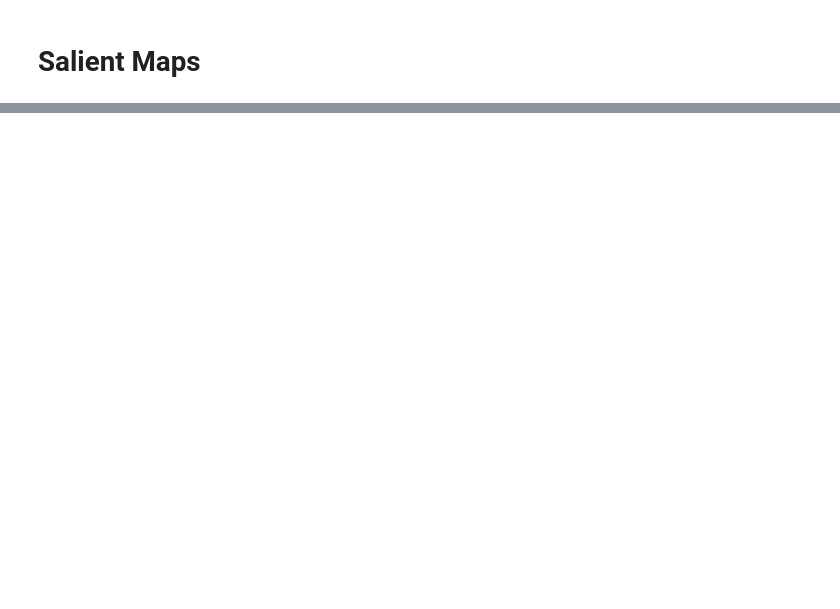
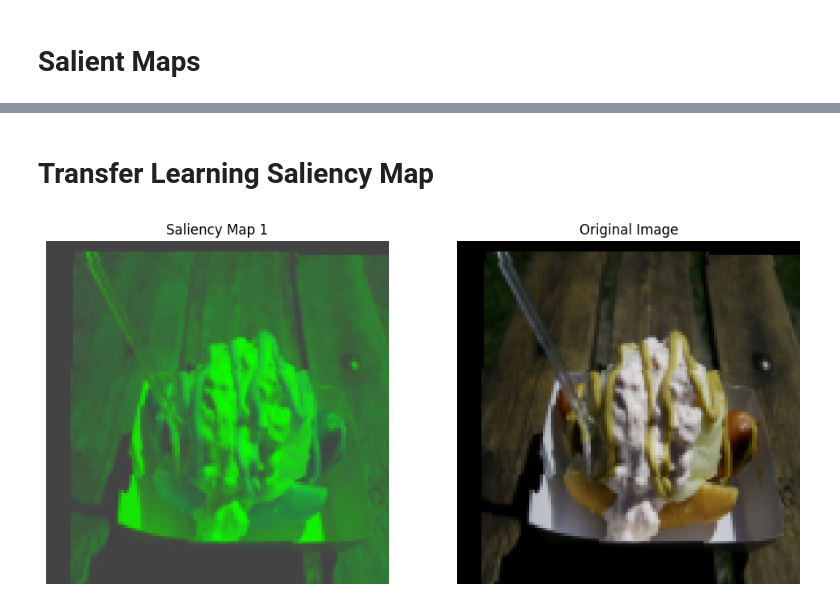
Before and after one commit to mklindtner/02516_intro_cnn, a Jupyter notebook: IDLCV_Exercise_1_5_hotdog.ipynb, the cells around one changed output, grey strips where cells are left out. Drawn from its saved outputs; the diff is of its cells as text; code cells hidden in the pictures; blank space fills up the shorter version.

```diff
--- a/IDLCV_Exercise_1_5_hotdog.ipynb
+++ b/IDLCV_Exercise_1_5_hotdog.ipynb
@@ -450,0 +610,79 @@ Saliency maps
+# %% [markdown]
+<h1>Transfer Learning Saliency Map </h1>
+# %%
+#I just realized this is regarded because the resnet obviously does not h ave a class for hotdogs.. FUCK
+import numpy as np
+import matplotlib.pyplot as plt
+import torchvision.models as models
+
+#Use this if you wanna test the model without training for hotdogs first, also make sure resnet50 isn't saved.
+# model = models.resnet50(pretrained=True)
+# num_ftrs = model.fc.in_features
+# model.fc = nn.Linear(num_ftrs, 1)  # Replace the final layer
+
+model.eval()
+model.to(device)
+
+image, target = next(iter(train_loader))
+image = image[0].unsqueeze(0).to(device)
+image.requires_grad = True
+
+
+output = model(image)
+model.zero_grad()
+
+target = target[0].view(-1,1)
+target = target.float().view_as(output)
+target = target.to(device)
+
+
+loss = F.binary_cross_entropy_with_logits(output, target)
+loss.backward()
+
+
+# Pull the gradients out of the model
+gradients = image.grad.data
+
+# Pool the gradients across the channels
+pooled_gradients = torch.mean(gradients, dim=[0, 2, 3])
+
+
+# Apply the gradients to the image to create a saliency map
+saliency = torch.zeros_like(image).to(device)
+for i in range(3):
+    saliency[0, i, ...] = image[0, i, ...] * pooled_gradients[i]
+
+#Normalize the saliency map
+saliency_max = saliency.max()
+saliency_min = saliency.min()
+
+if saliency_max != saliency_min:
+    saliency_normalized = (saliency - saliency_min) / (saliency_max - saliency_min)
+else:
+    saliency_normalized = saliency
+
+# Setup for displaying
+saliency = saliency_normalized.to('cpu')
+saliency_map = torch.abs(saliency).squeeze()
+image = image.to('cpu')
+
+image = image.squeeze(0)
+image = image.to('cpu')
+
+
+fig, axes = plt.subplots(1, 2, figsize=(12, 6))
+
+# Plot the saliency map
+axes[0].imshow(saliency_map.permute(1, 2, 0).detach().numpy())
+axes[0].set_title('Saliency Map 1')
+axes[0].axis('off')
+
+
+#Plot Image
+axes[1].imshow(np.swapaxes(np.swapaxes(image.detach().numpy(), 0, 2), 0, 1))
+axes[1].axis('off')  # Hide the axis on the second subplot
+axes[1].set_title('Original Image')
+
+plt.show()
+# %% [output]
+[figure, added]
```
Also changed, not shown: parts of 10 cells of this notebook.
